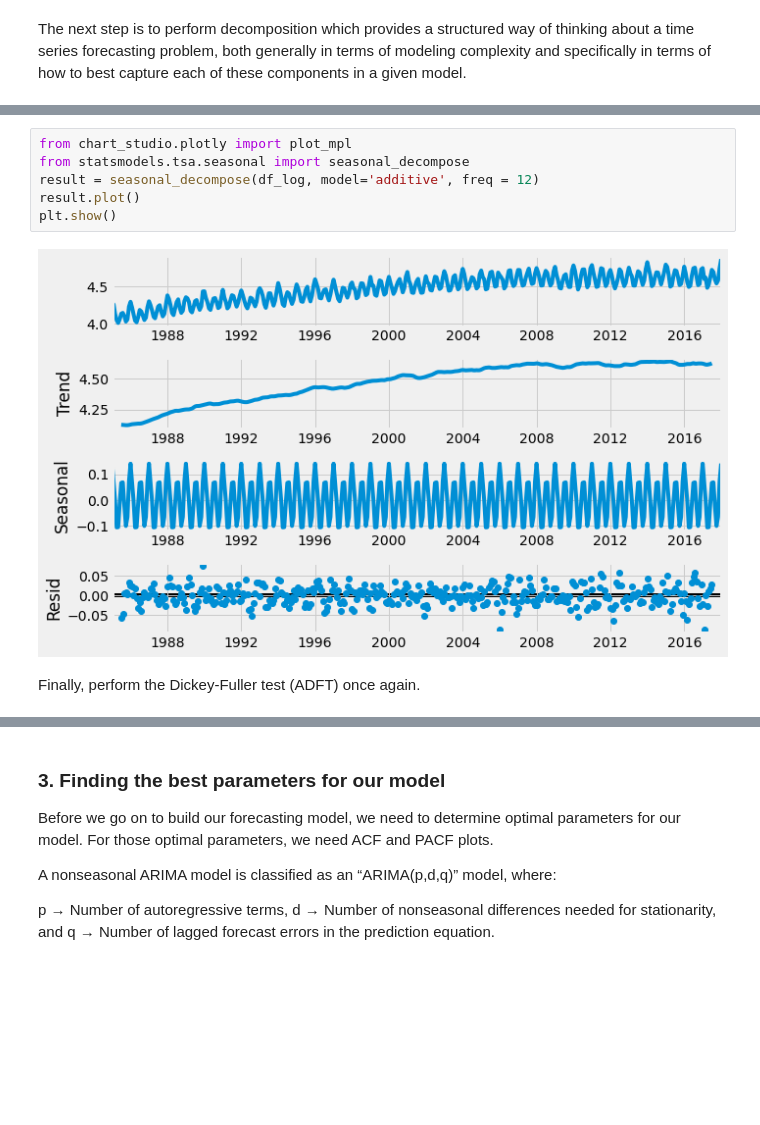
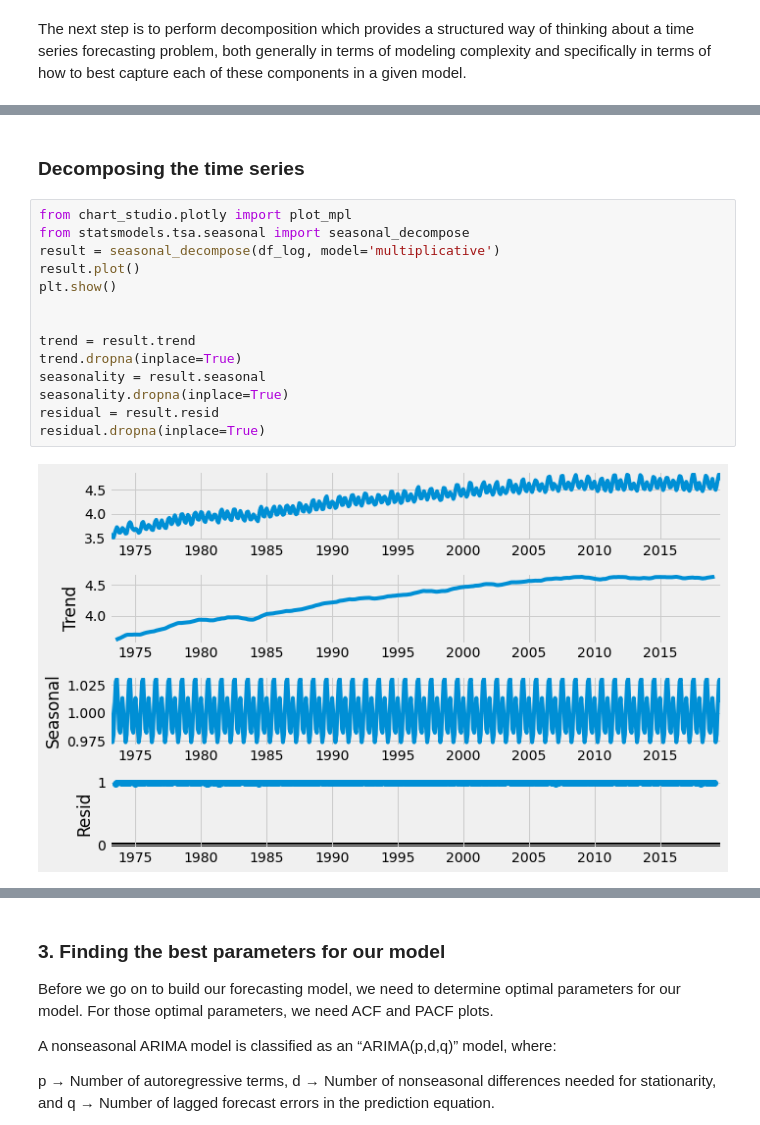
Before and after one commit to lalit-kumr/time_series, a Jupyter notebook: predict-electricity-consumption-diff.ipynb, the cells around one changed output, grey strips where cells are left out. Cells and saved outputs as stored; diff of their text form; blank space fills up the shorter version.

```diff
--- a/predict-electricity-consumption-diff.ipynb
+++ b/predict-electricity-consumption-diff.ipynb
@@ -346,11 +321,19 @@ You should consider upgrading via the '/opt/conda/bin/python3.7 -m pip install -
+# %% [markdown]
+### Decomposing the time series
 # %%
 from chart_studio.plotly import plot_mpl
 from statsmodels.tsa.seasonal import seasonal_decompose
-result = seasonal_decompose(df_log, model='additive', freq = 12)
+result = seasonal_decompose(df_log, model='multiplicative')
 result.plot()
 plt.show()
+
+
+trend = result.trend
+trend.dropna(inplace=True)
+seasonality = result.seasonal
+seasonality.dropna(inplace=True)
+residual = result.resid
+residual.dropna(inplace=True)
 # %% [output]
-[figure, old version]
+[figure, new version]
-# %% [markdown]
-Finally, perform the Dickey-Fuller test (ADFT) once again.
 # %%
```
Also changed, not shown: parts of 17 cells of this notebook.
